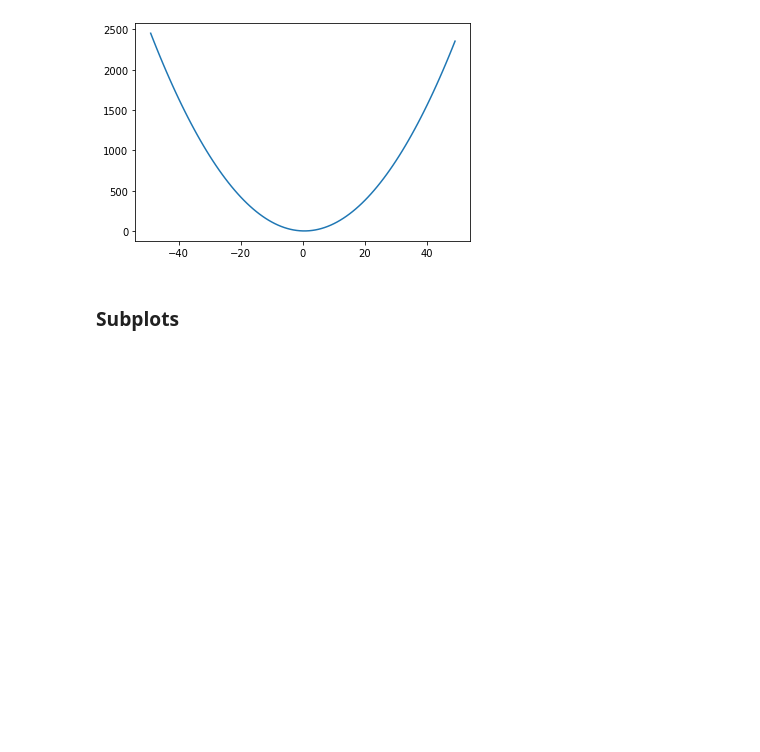
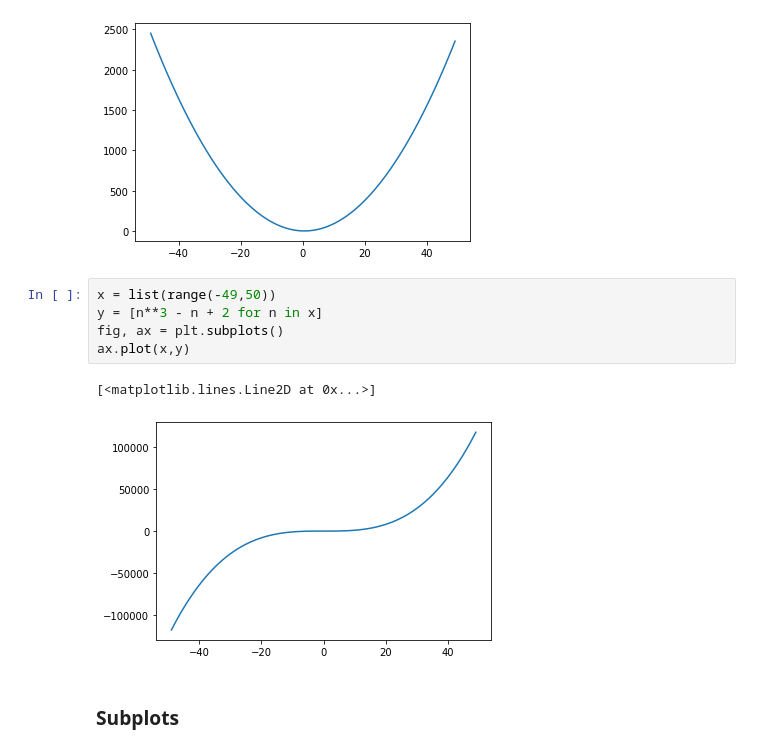
Before and after one commit to MrEnigmamgine/my_notes, a Jupyter notebook: plot_study.ipynb, the cells around one changed output. Drawn from its saved outputs; the diff is of its cells as text; blank space fills up the shorter version.

```diff
--- a/plot_study.ipynb
+++ b/plot_study.ipynb
@@ -86,6 +86,14 @@ ax.plot(x,y)
 # %% [output]
 [<matplotlib.lines.Line2D at 0x...>]
 [figure]
+# %%
+x = list(range(-49,50))
+y = [n**3 - n + 2 for n in x]
+fig, ax = plt.subplots()
+ax.plot(x,y)
+# %% [output]
+[<matplotlib.lines.Line2D at 0x...>]
+[figure, added]
 # %% [markdown]
 ### Subplots
 # %%
```
Also changed, not shown: 9 other files.
